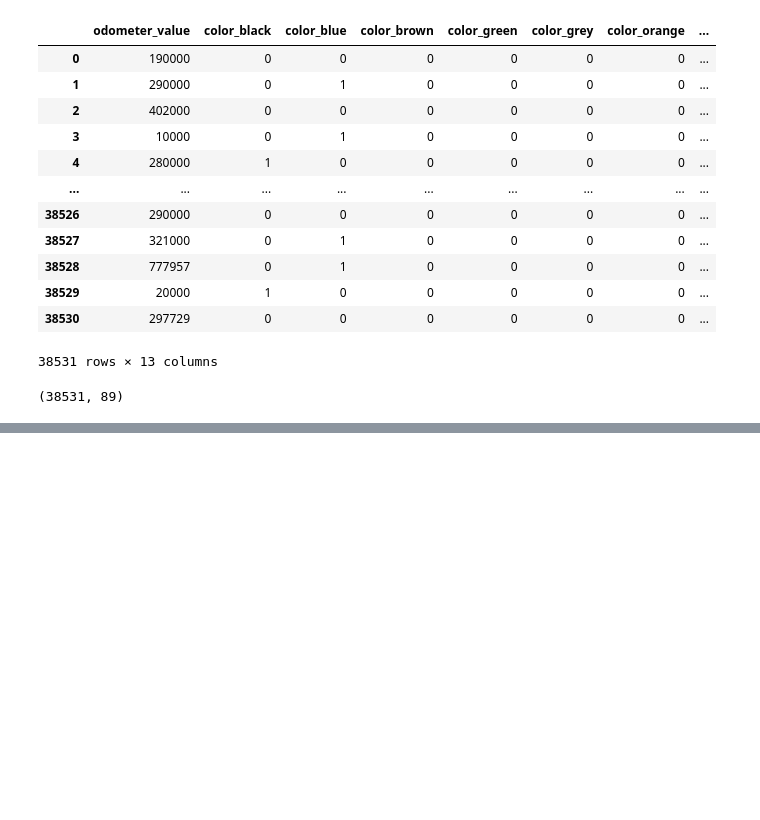
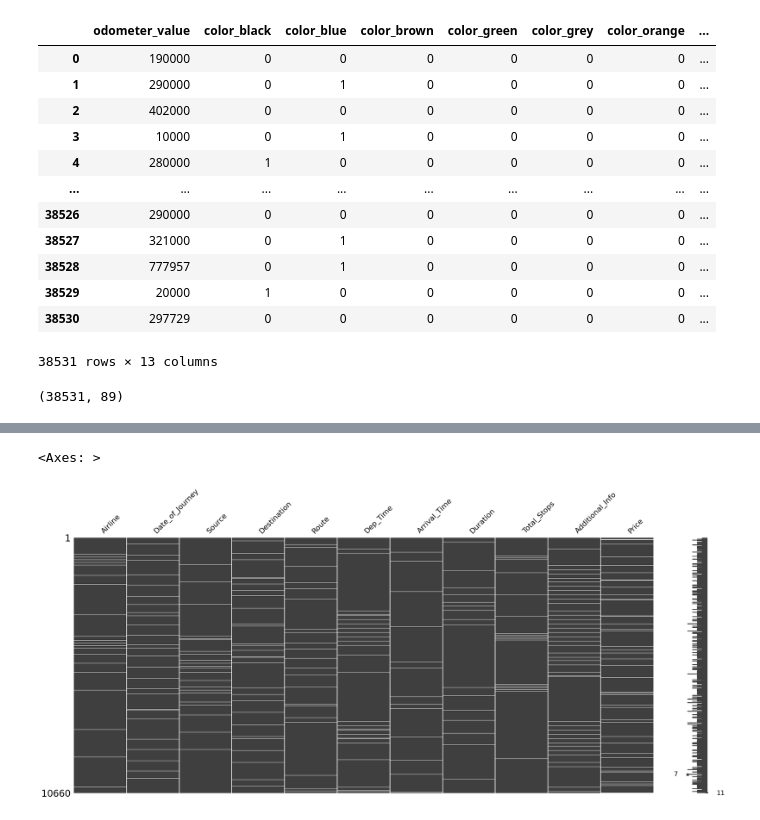
Before and after one commit to nafis-git/data_science_path, a Jupyter notebook: notebook/Explatory_Data__Analysis.ipynb, the cells around one changed output, grey strips where cells are left out. Drawn from its saved outputs; the diff is of its cells as text; code cells hidden in the pictures; blank space fills up the shorter version.

```diff
--- a/notebook/Explatory_Data__Analysis.ipynb
+++ b/notebook/Explatory_Data__Analysis.ipynb
@@ -1842,0 +1849,3 @@ print(used_cars_simple.shape)
+# %%
+planes = pd.read_csv('https://raw.githubusercontent.com/nafis-git/data_science_path/main/data/planes.csv')
+planes.isna().sum()
@@ -1842,0 +1865,6 @@ print(used_cars_simple.shape)
+# %%
+msno.matrix(planes)
+#the following image. This matrix essentially shows how missing values are distributed across a column.
+# %% [output]
+<Axes: >
+[figure, added]
```
Also changed, not shown: parts of 30 cells of this notebook.
